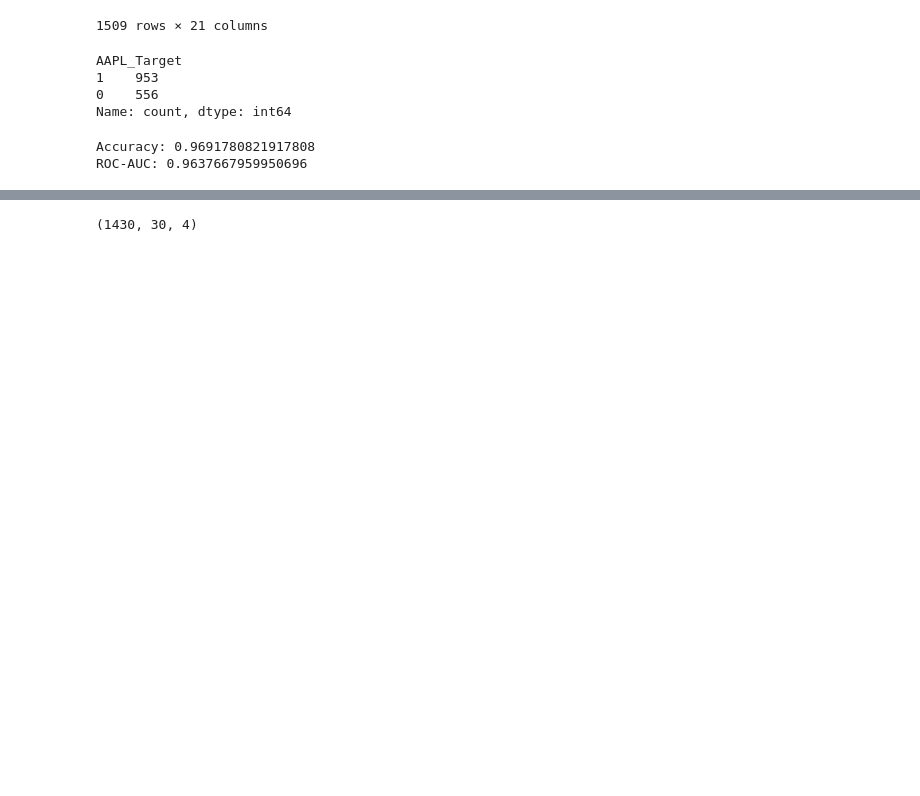
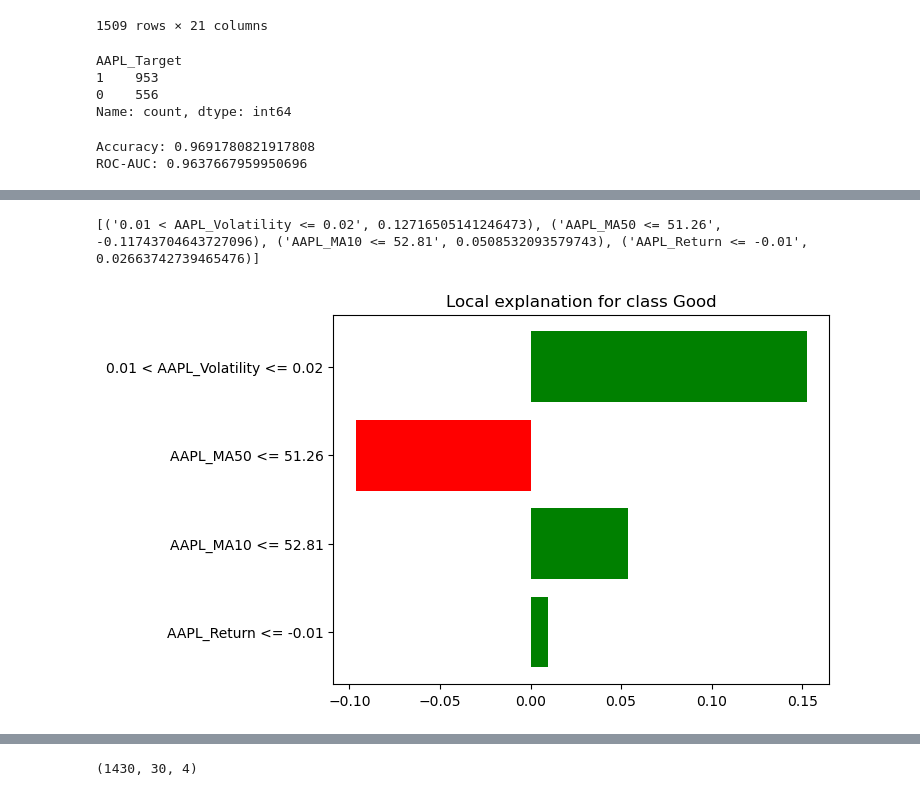
Before and after one commit to kunal-nehete/Stock_Screening_ML, a Jupyter notebook: Stock Screening.ipynb, the cells around one changed output, grey strips where cells are left out. Cells and saved outputs as stored; diff of their text form; code cells hidden in the pictures; blank space fills up the shorter version.

```diff
--- a/Stock Screening.ipynb
+++ b/Stock Screening.ipynb
@@ -197,15 +172,31 @@ shap.force_plot(explainer.expected_value, shap_values[0,:], X.iloc[0,:])
 # %%
 from lime.lime_tabular import LimeTabularExplainer
 
 explainer = LimeTabularExplainer(
     training_data=X.values,
     feature_names=X.columns,
     class_names=['Bad','Good'],
     mode='classification'
 )
 
 i = 10
 exp = explainer.explain_instance(X.iloc[i].values, model.predict_proba)
 exp.show_in_notebook(show_table=True)
+import os
+os.makedirs('results', exist_ok=True)
+fig = exp.as_pyplot_figure()
+fig.savefig('results/lime_explanation_i10.png')
+with open('results/lime_exp_aapl.html', 'w', encoding='utf-8') as f:
+    f.write(exp.as_html())
+
+
+# Explain a single instance
+i = 10
+exp = explainer.explain_instance(X.iloc[i].values, model.predict_proba)
+
+# Print contributions as list
+print(exp.as_list())
 # %% [output]
 [interactive output not drawn]
+[('0.01 < AAPL_Volatility <= 0.02', 0.12716505141246473), ('AAPL_MA50 <= 51.26', -0.11743704643727096), ('AAPL_MA10 <= 52.81', 0.0508532093579743), ('AAPL_Return <= -0.01', 0.02663742739465476)]
+[figure, added]
```
Also changed, not shown: parts of 7 cells of this notebook.
